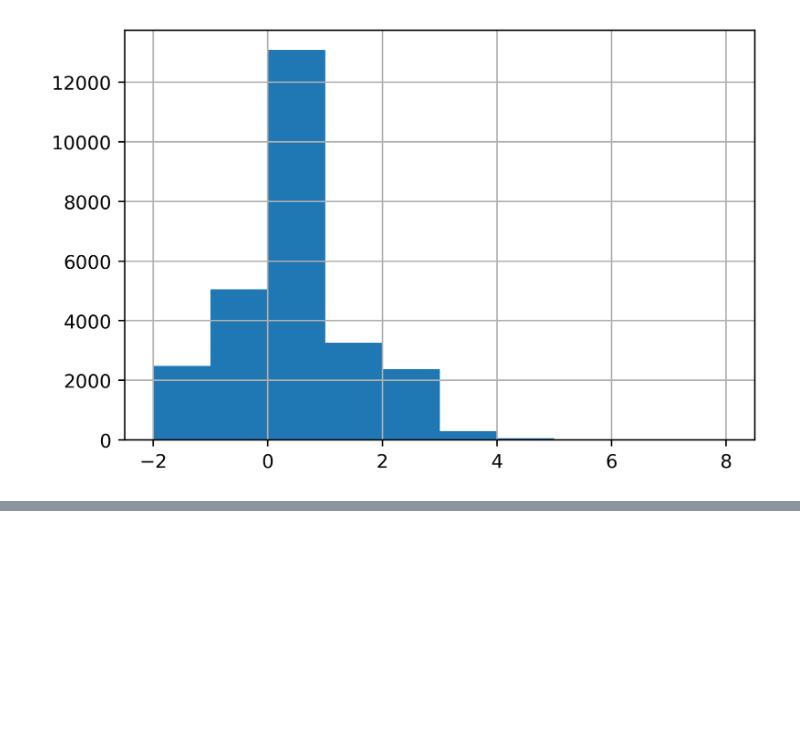
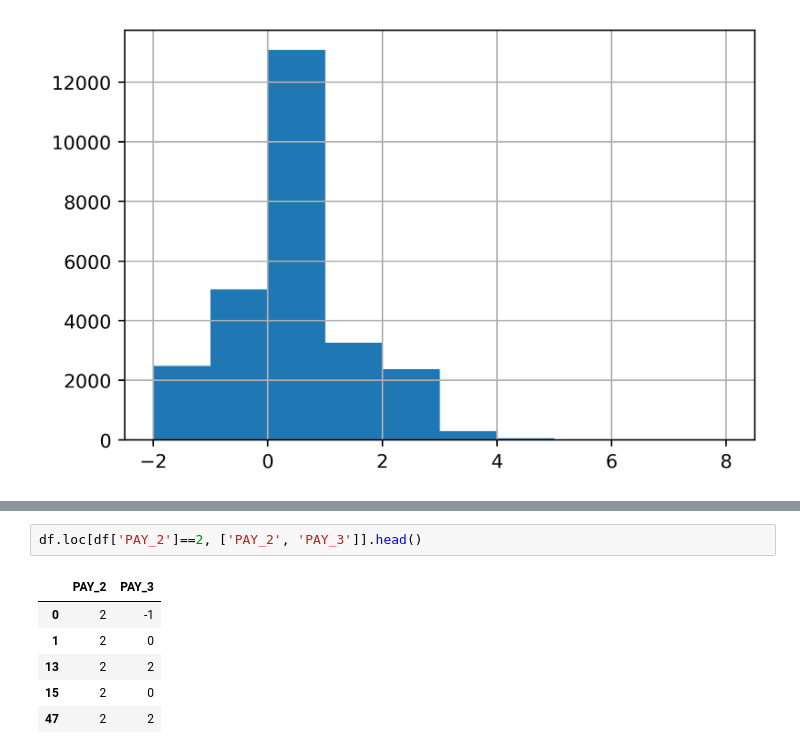
Before and after one commit to kanisamaina/Technocolabs_DataScience_Internship, a Jupyter notebook: Minor_Project_2/Project2.ipynb, the cells around one changed output, grey strips where cells are left out. Saved outputs shown, nothing was run; the diff lists cells and outputs as text; blank space fills up the shorter version.

```diff
--- a/Minor_Project_2/Project2.ipynb
+++ b/Minor_Project_2/Project2.ipynb
@@ -503,0 +526,9 @@ df[pay_feats[0]].hist()
+# %%
+df.loc[df['PAY_2']==2, ['PAY_2', 'PAY_3']].head()
+# %% [output]
+|  | PAY_2 | PAY_3 |
+| 0 | 2 | -1 |
+| 1 | 2 | 0 |
+| 13 | 2 | 2 |
+| 15 | 2 | 0 |
+| 47 | 2 | 2 |
```
Also changed, not shown: parts of 13 cells of this notebook.
